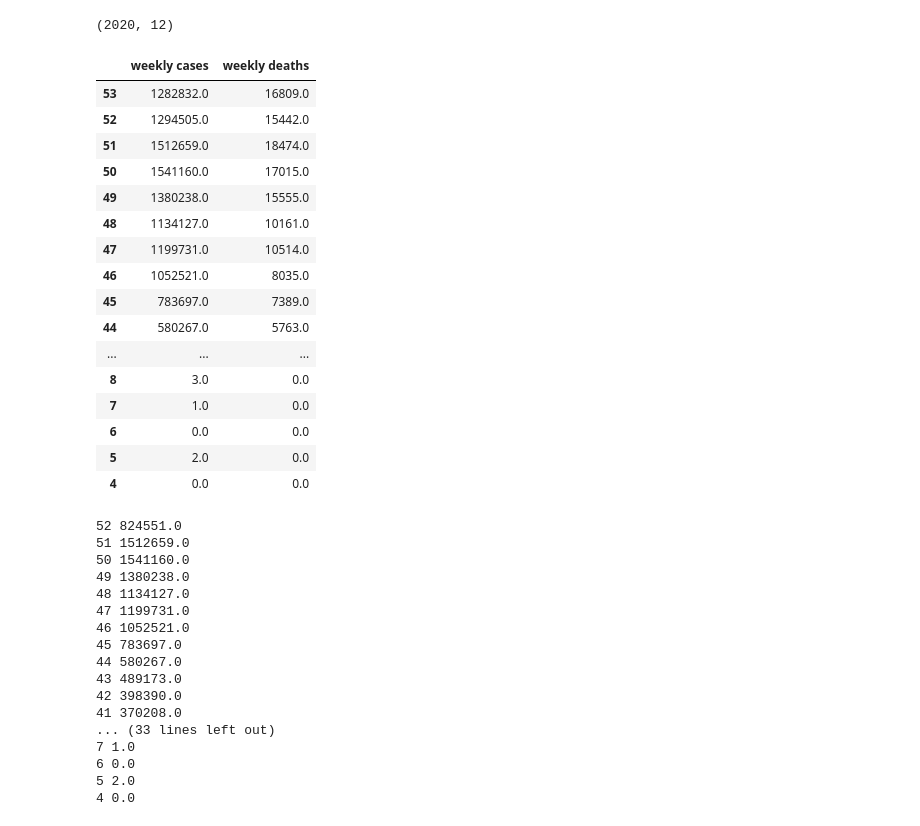
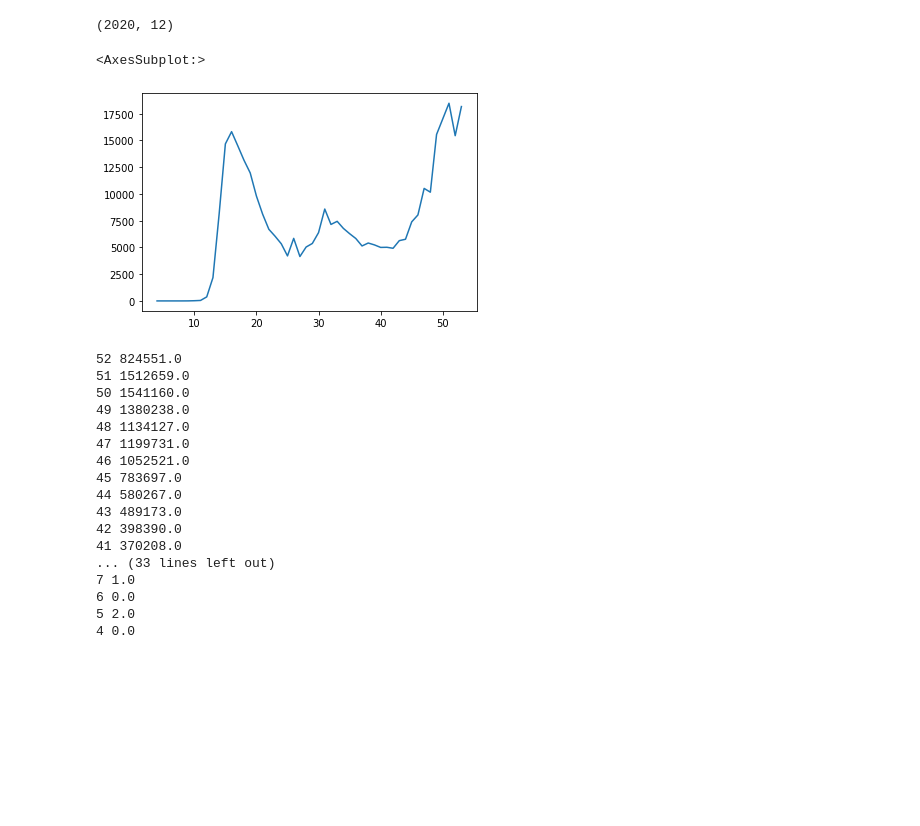
Before and after one commit to kylemichaelreaves/covid19, a Jupyter notebook: covid19_us.ipynb, the cells around one changed output. Drawn from its saved outputs; the diff is of its cells as text; code cells hidden in the pictures; blank space fills up the shorter version.

```diff
--- a/covid19_us.ipynb
+++ b/covid19_us.ipynb
@@ -95,8 +95,8 @@ def daily_totals_df(state=None):
 
 def yesterday():
     #yest = (dt.now() - timedelta(days=1)).strftime('%D')
-    cases_max = daily_totals()['cases'].idxmax().strftime("%D")
-    deaths_max = daily_totals()['deaths'].idxmax().strftime("%D")
+    cases_max = daily_totals_df()['cases'].idxmax().strftime("%D")
+    deaths_max = daily_totals_df()['deaths'].idxmax().strftime("%D")
     cases = df.xs(df.index[0])['cases_diff'].sum()
     deaths = df.xs(df.index[0])['deaths_diff'].sum()
     date =  df.index[0].strftime('%D')
@@ -129,7 +129,7 @@ def monthly_df():
 
 def weekly_df():
     w_index = df.index.isocalendar().week.unique()
-    w_data = {'weekly cases': [df[df.index.isocalendar().week == i]['cases_diff'].sum() for i in w_index],
-              'weekly deaths': [df[df.index.isocalendar().week == i]['deaths_diff'].sum() for i in w_index]}
+    w_data = {'cases': [df[df.index.isocalendar().week == i]['cases_diff'].sum() for i in w_index],
+              'deaths': [df[df.index.isocalendar().week == i]['deaths_diff'].sum() for i in w_index]}
     weekly_df = pd.DataFrame(w_data, w_index)
     return weekly_df
@@ -279,23 +267,8 @@ week_df = pd.DataFrame(w_data, w_index)
 # %%
-weekly_df()
+weekly_df()['deaths'].plot()
 # %% [output]
-|  | weekly cases | weekly deaths |
-| 53 | 1282832.0 | 16809.0 |
-| 52 | 1294505.0 | 15442.0 |
-| 51 | 1512659.0 | 18474.0 |
-| 50 | 1541160.0 | 17015.0 |
-| 49 | 1380238.0 | 15555.0 |
-| 48 | 1134127.0 | 10161.0 |
-| 47 | 1199731.0 | 10514.0 |
-| 46 | 1052521.0 | 8035.0 |
-| 45 | 783697.0 | 7389.0 |
-| 44 | 580267.0 | 5763.0 |
-| ... | ... | ... |
-| 8 | 3.0 | 0.0 |
-| 7 | 1.0 | 0.0 |
-| 6 | 0.0 | 0.0 |
-| 5 | 2.0 | 0.0 |
-| 4 | 0.0 | 0.0 |
+<AxesSubplot:>
+[figure, added]
 # %%
 for week in df.index.isocalendar().week.unique():
     print(week, df[df.index.isocalendar().week == week]['cases_diff'].sum())
```
Also changed, not shown: parts of 7 cells of this notebook.
